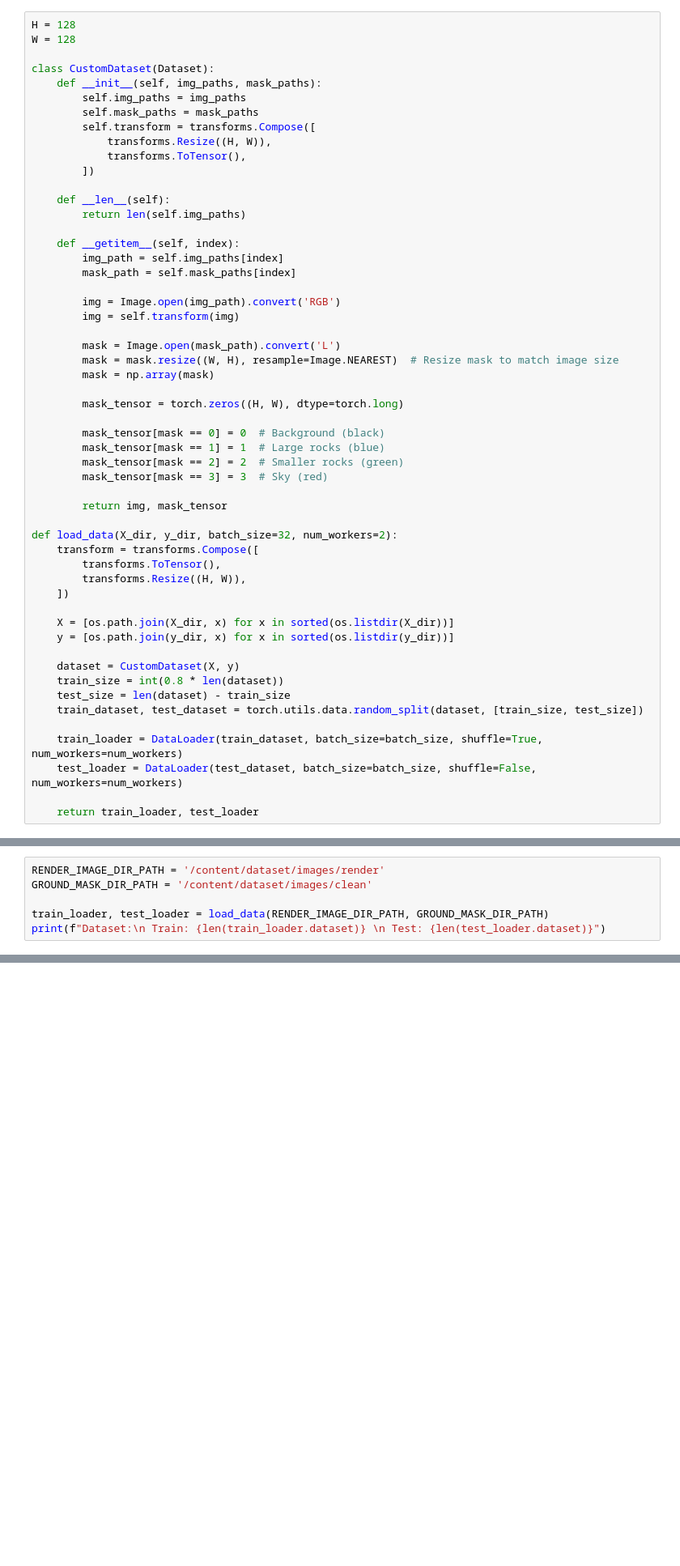
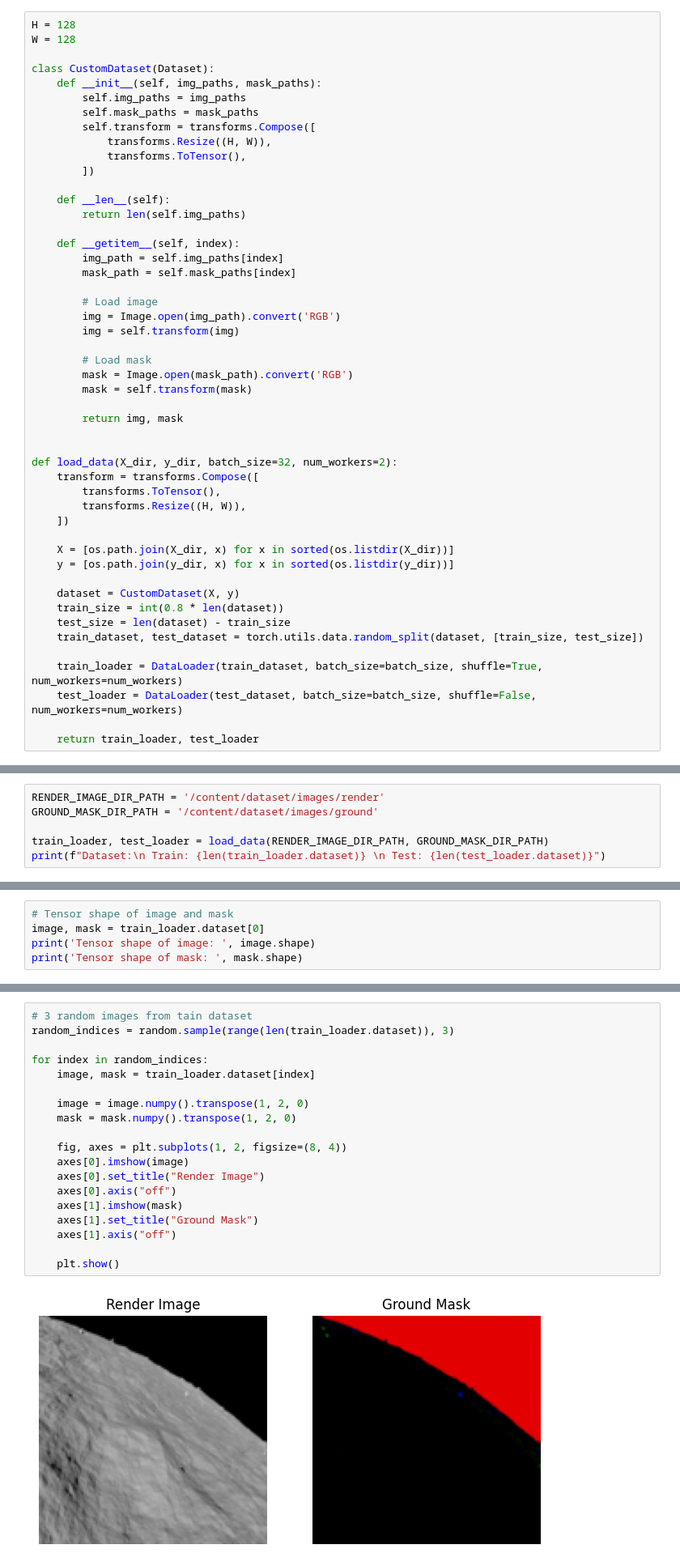
Before and after one commit to michalinahulak/lunar_landscape_segmentation, a Jupyter notebook: Lunar_landscape.ipynb, the cells around one changed output, grey strips where cells are left out. Shown: that part at 81% size. Cells and saved outputs as stored; diff of their text form; blank space fills up the shorter version.

```diff
--- a/Lunar_landscape.ipynb
+++ b/Lunar_landscape.ipynb
@@ -49,21 +51,16 @@ class CustomDataset(Dataset):
         img_path = self.img_paths[index]
         mask_path = self.mask_paths[index]
 
+        # Load image
         img = Image.open(img_path).convert('RGB')
         img = self.transform(img)
 
-        mask = Image.open(mask_path).convert('L')
-        mask = mask.resize((W, H), resample=Image.NEAREST)  # Resize mask to match image size
-        mask = np.array(mask)
+        # Load mask
+        mask = Image.open(mask_path).convert('RGB')
+        mask = self.transform(mask)
 
-        mask_tensor = torch.zeros((H, W), dtype=torch.long)
+        return img, mask
 
-        mask_tensor[mask == 0] = 0  # Background (black)
-        mask_tensor[mask == 1] = 1  # Large rocks (blue)
-        mask_tensor[mask == 2] = 2  # Smaller rocks (green)
-        mask_tensor[mask == 3] = 3  # Sky (red)
-
-        return img, mask_tensor
 
 def load_data(X_dir, y_dir, batch_size=32, num_workers=2):
     transform = transforms.Compose([
@@ -113,7 +114,7 @@ File has been extracted.
 # Load data
 # %%
 RENDER_IMAGE_DIR_PATH = '/content/dataset/images/render'
-GROUND_MASK_DIR_PATH = '/content/dataset/images/clean'
+GROUND_MASK_DIR_PATH = '/content/dataset/images/ground'
 
 train_loader, test_loader = load_data(RENDER_IMAGE_DIR_PATH, GROUND_MASK_DIR_PATH)
 print(f"Dataset:\n Train: {len(train_loader.dataset)} \n Test: {len(test_loader.dataset)}")
@@ -123,0 +127,5 @@ Dataset:
+# %%
+# Tensor shape of image and mask
+image, mask = train_loader.dataset[0]
+print('Tensor shape of image: ', image.shape)
+print('Tensor shape of mask: ', mask.shape)
@@ -123,0 +135,21 @@ Dataset:
+# %%
+# 3 random images from tain dataset
+random_indices = random.sample(range(len(train_loader.dataset)), 3)
+
+for index in random_indices:
+    image, mask = train_loader.dataset[index]
+
+    image = image.numpy().transpose(1, 2, 0)
+    mask = mask.numpy().transpose(1, 2, 0)
+
+    fig, axes = plt.subplots(1, 2, figsize=(8, 4))
+    axes[0].imshow(image)
+    axes[0].set_title("Render Image")
+    axes[0].axis("off")
+    axes[1].imshow(mask)
+    axes[1].set_title("Ground Mask")
+    axes[1].axis("off")
+
+    plt.show()
+# %% [output]
+[figure, added]
```
Also changed, not shown: parts of 8 cells of this notebook.
